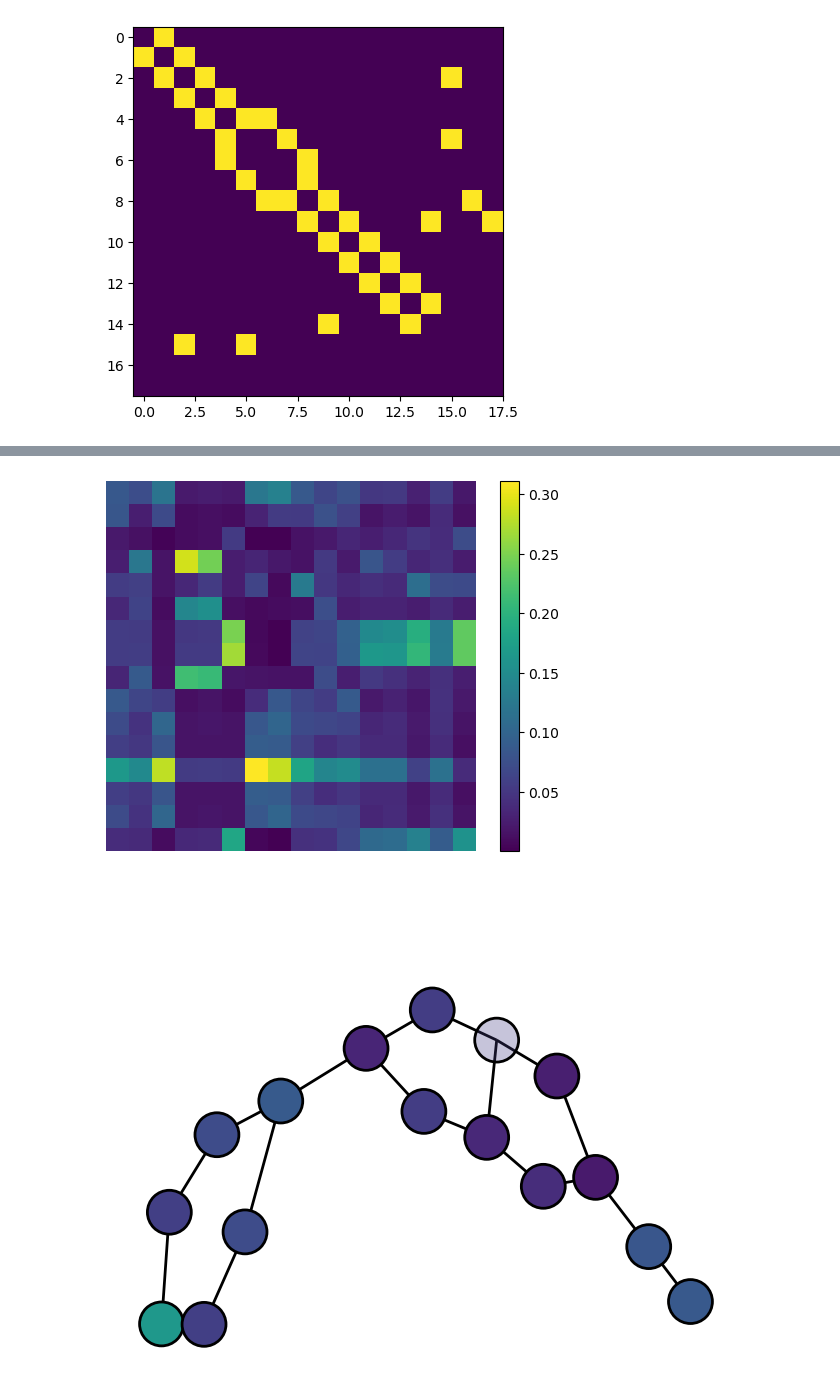
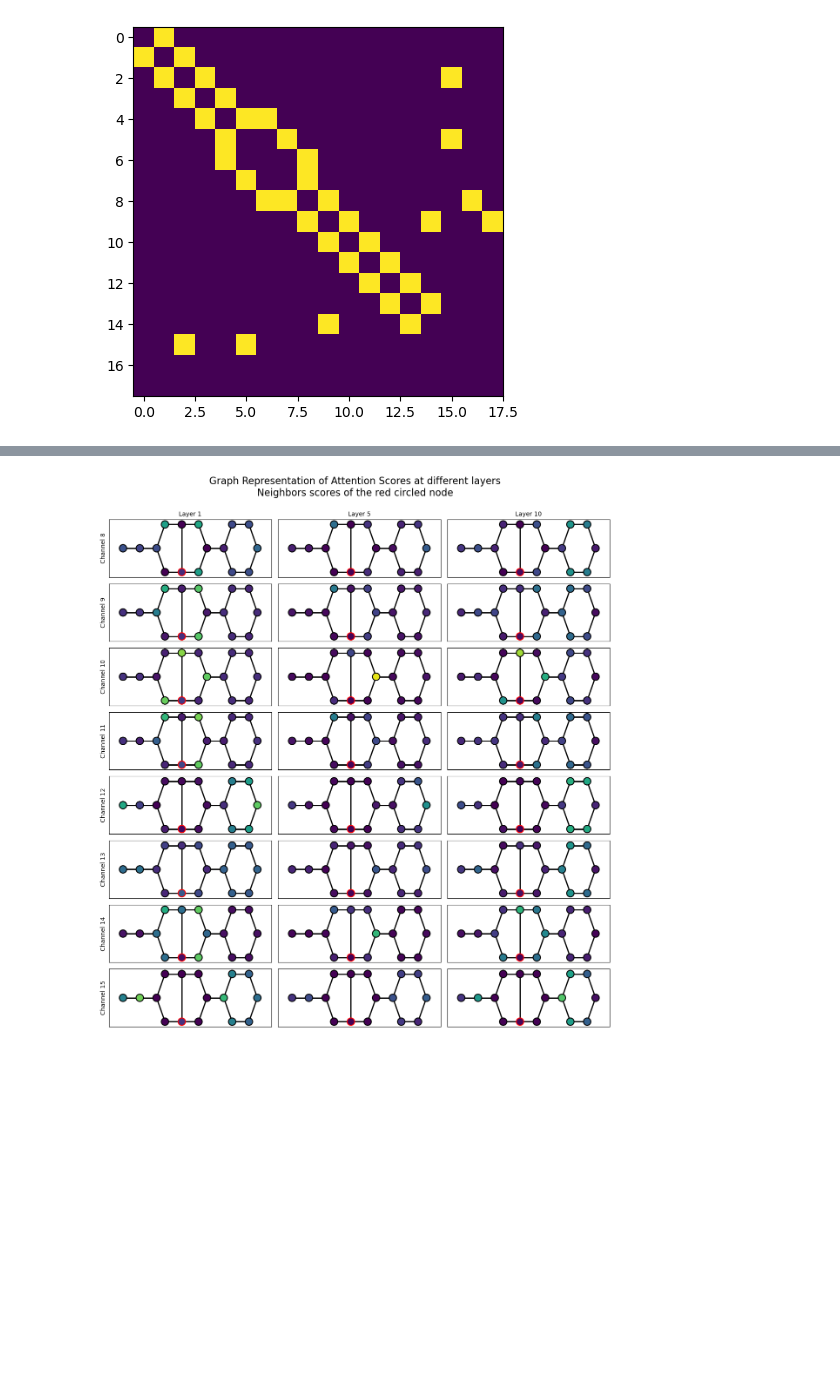
Before and after one commit to rmenegaux/GraphGPS, a Jupyter notebook: att_maps.ipynb, the cells around one changed output, grey strips where cells are left out. Saved outputs shown, nothing was run; the diff lists cells and outputs as text; code cells hidden in the pictures; blank space fills up the shorter version.

```diff
--- a/att_maps.ipynb
+++ b/att_maps.ipynb
@@ -291,7 +291,8 @@ With only a few channels:
 # %%
 from torch_geometric.utils import to_dense_batch
 # %%
-all_scores, all_E, all_Ev, batch = extractor('(QK+E)*(V+E)_DptConn_VerySmall_vf')
+#all_scores, all_E, all_Ev, batch = extractor('(QK+E)*(V+E)_DptConn_VerySmall_vf')
+all_scores, all_E, all_Ev, batch = extractor('(QK+E)*(V+E)_DptConn_Shared')
 # %%
 batch_idx = 6 # 6
 head_idx = 0
@@ -301,7 +302,7 @@ _, mask = to_dense_batch(batch.x, batch.batch)
 mask = mask[batch_idx].reshape(-1,1) * mask[batch_idx].reshape(1,-1)
 # %%
 nb_channels = 16
-channel_slice = range(4)
+channel_slice = range(16)
 # channel_slice = range(26,30)
 # channel_slice = range(44,48)
 # channel_slice = range(53,57)
@@ -314,7 +315,6 @@ for rk, layer_idx in enumerate([0,4,9]):
         loc_scores = loc_scores.reshape((num_nodes, num_nodes ,*loc_scores.shape[1:]))
         plt.subplot(nb_channels,3,channel_idx*3 + rk + 1)
         plt.imshow(loc_scores[:,:,head_idx,channel_idx].numpy())
-        #plt.colorbar()
         plt.xticks([])
         plt.yticks([])
         if rk==0:
@@ -491,41 +543,50 @@ colors
 # %%
 pos = nx.layout.spectral_layout(graph)
 pos = nx.spring_layout(graph, pos=pos, iterations=50)
+pos = manual_reshape(pos)
 
-layer_idx = 0
-loc_scores = all_scores[layer_idx][batch_idx][mask]
-loc_scores = loc_scores.reshape((num_nodes, num_nodes, *loc_scores.shape[1:]))
-loc_scores = loc_scores[node_idx,:,head_idx,:].numpy()
-plt.imshow(loc_scores)
-plt.xlabel('Channels')
-plt.ylabel('Neighbors')
-plt.axis('off')
-plt.colorbar()
-# cmap=cm.get_cmap('viridis')
-# norm=Normalize(loc_scores.min(),loc_scores.max())
-# im = cm.ScalarMappable(norm=norm)
 transparency = np.ones(num_nodes+2)
-transparency[node_idx] = 0.3
+transparency[node_idx] = 1
 transparency[num_nodes:] = 0.
+contours = ['black']*(num_nodes+2)
+contours[node_idx] = 'red'
+chnls = range(8,16)
+layers_of_int = [0,4,9]
+nb_col = len(layers_of_int)
+nb_lin = len(chnls)
+fig = plt.figure(frameon=False, figsize=(4*nb_col,1.6*nb_lin))
+axes = fig.subplots(nrows=nb_lin, ncols=nb_col)
+plt.suptitle(f'Graph Representation of Attention Scores at different layers\nNeighbors scores of the red circled node', fontsize=16, y=1.)
 
+for lyr_rank, layer_idx in enumerate(layers_of_int):
+    loc_scores = all_scores[layer_idx][batch_idx][mask]
+    loc_scores = loc_scores.reshape((num_nodes, num_nodes, *loc_scores.shape[1:]))
+    loc_scores = loc_scores[node_idx,:,head_idx,:].numpy()
 
-for channel_idx in range(4):
-    colors = list(loc_scores[:,channel_idx]) + [loc_scores.min(), loc_scores.max()]
-    #~~~~~~~~~~~~
-    # Draw graph
-    #~~~~~~~~~~~~
-    fig = plt.figure(frameon=False)
-    ax = fig.add_axes([0, 0, 1, 1])
-    ax.axis('off')
+    for channel_rk, channel_idx in enumerate(chnls):
+        colors = list(loc_scores[:,channel_idx]) + [loc_scores.min(), loc_scores.max()]
+        #~~~~~~~~~~~~
+        # Draw graph
+        #~~~~~~~~~~~~
+        #fig.title('Molecule Graph', fontsize=24)
+        #ax = fig.add_axes([0, 0, 1, 1])
+        ax = axes[channel_rk, lyr_rank]
+        if channel_rk==0:
+            ax.set_title(f'Layer {layer_idx+1}', fontsize=10)
+        if lyr_rank==0:
+            ax.set_ylabel(f'Channel {channel_idx}', fontsize=10)
+        #ax.axis('off')
+        ax.get_xaxis().set_ticks([])
+        ax.get_yaxis().set_ticks([])
 
-    node_size = [1000]*num_nodes+[0,0]
-    nx.draw_networkx_nodes(graph, pos, node_color=colors, alpha=transparency,
-                           linewidths=2, edgecolors='black',
-                           cmap='viridis', node_size=node_size) # node_size=1000
-    # fig.colorbar(im,ax=ax)
-    width=[0 if v+1>num_nodes else 2 for u,v in graph.edges()]
-    nx.draw_networkx_edges(graph, pos, width=width)
-    plt.show()
+        node_size = [150]*num_nodes+[0,0]
+        nx.draw_networkx_nodes(graph, pos, node_color=colors, alpha=transparency,
+                            linewidths=1.5, edgecolors=contours,
+                            cmap='viridis', node_size=node_size, ax=ax) # node_size=1000
+        # fig.colorbar(im,ax=ax)
+        width=[0 if v+1>num_nodes else 2 for u,v in graph.edges()]
+        nx.draw_networkx_edges(graph, pos, width=width, ax=ax)
+fig.tight_layout()
+plt.show()
 # %% [output]
-[figure, old version]
+[figure, new version]
-[figure, removed]
```
Also changed, not shown: parts of 17 cells of this notebook, 1 other file.
